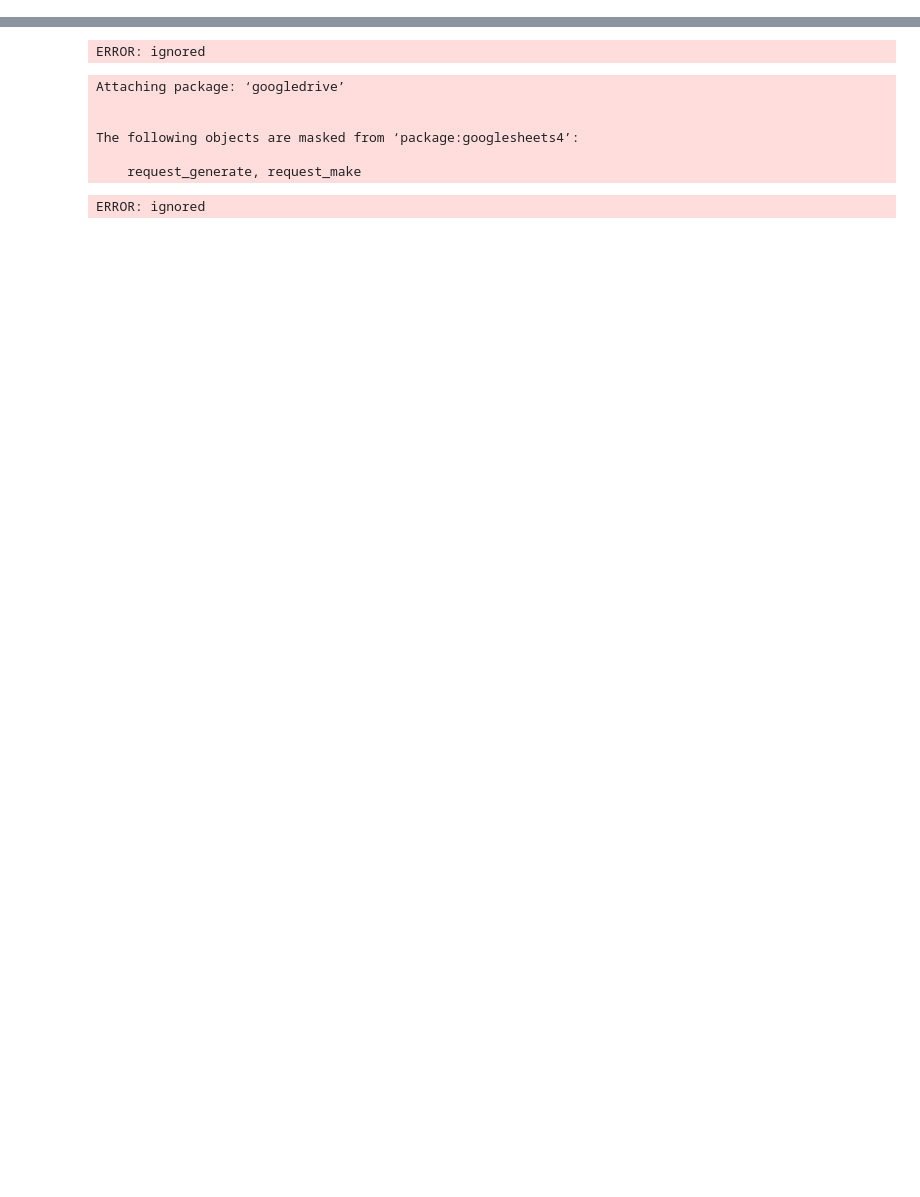
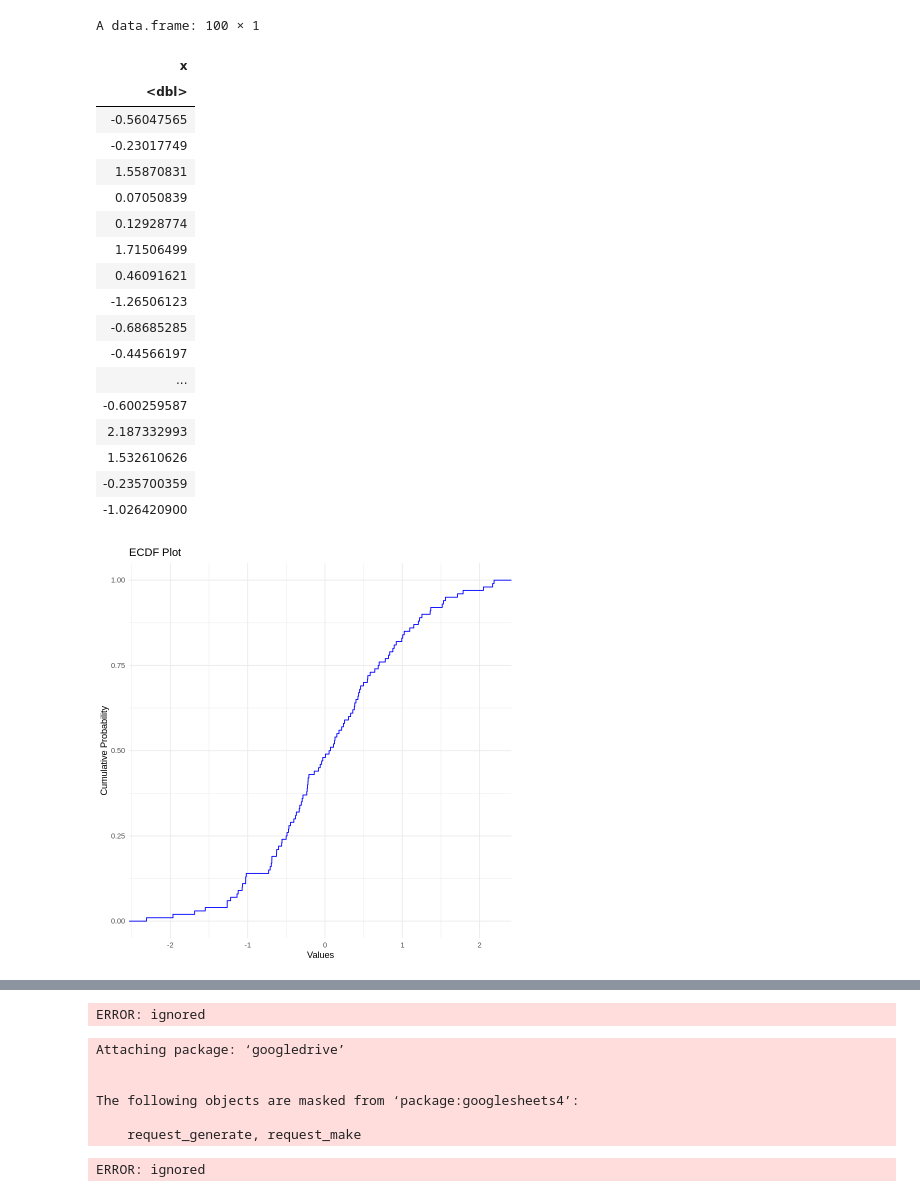
Before and after one commit to choconutzy/Oceanography, a Jupyter notebook: GAM_Katsuwonus_Pelamis.ipynb, the cells around one changed output, grey strips where cells are left out. Drawn from its saved outputs; the diff is of its cells as text; code cells hidden in the pictures; blank space fills up the shorter version.

```diff
--- a/GAM_Katsuwonus_Pelamis.ipynb
+++ b/GAM_Katsuwonus_Pelamis.ipynb
@@ -27,0 +92,20 @@ also installing the dependencies ‘sp’, ‘Rcpp’, ‘terra’
+# %%
+# Load required packages
+library(ggplot2)
+
+# Generate sample data
+set.seed(123)
+data <- rnorm(100)
+data
+# Create data frame
+df <- data.frame(x = data)
+df
+# Create ECDF plot
+ecdf_plot <- ggplot(df, aes(x = x)) +
+  stat_ecdf(geom = "step", color = "blue") +
+  labs(x = "Values", y = "Cumulative Probability", title = "ECDF Plot") +
+  theme_minimal()
+
+# Display the plot
+print(ecdf_plot)
+# %% [output]
@@ -27,0 +132,20 @@ also installing the dependencies ‘sp’, ‘Rcpp’, ‘terra’
+A data.frame: 100 × 1
+| x |
+| <dbl> |
+| -0.56047565 |
+| -0.23017749 |
+| 1.55870831 |
+| 0.07050839 |
+| 0.12928774 |
+| 1.71506499 |
+| 0.46091621 |
+| -1.26506123 |
+| -0.68685285 |
+| -0.44566197 |
+| ... |
+| -0.600259587 |
+| 2.187332993 |
+| 1.532610626 |
+| -0.235700359 |
+| -1.026420900 |
+[figure, added]
```
Also changed, not shown: parts of 16 cells of this notebook.
